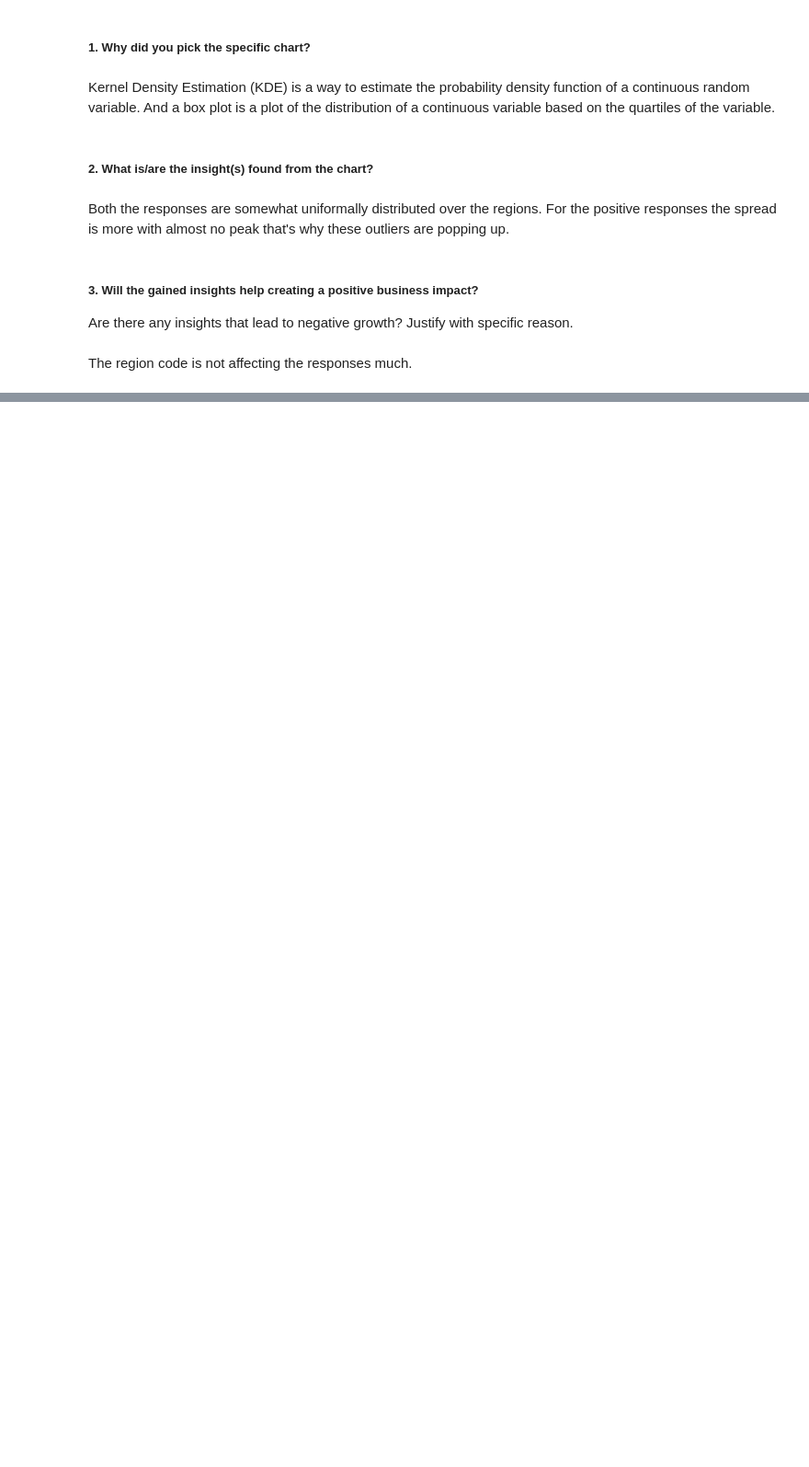
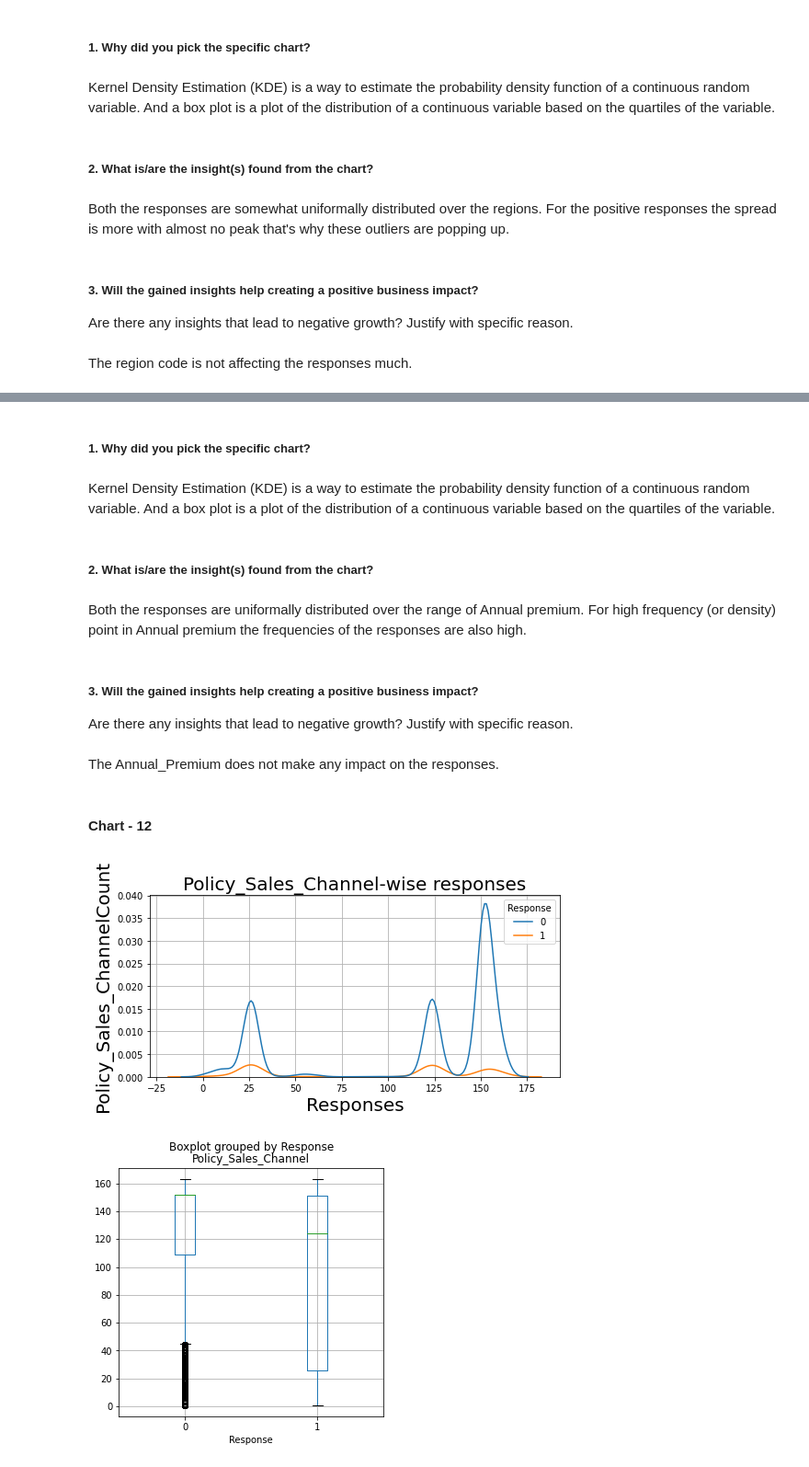
Before and after one commit to DharmeshRV/Health-Insurance-Cross-Sell-Prediction, a Jupyter notebook: Health_Insurance_Cross_Sell_Predictiond0.ipynb, the cells around one changed output, grey strips where cells are left out. Shown at 92% size. Cells and saved outputs as stored; diff of their text form; code cells hidden in the pictures; blank space fills up the shorter version.

```diff
--- a/Health_Insurance_Cross_Sell_Predictiond0.ipynb
+++ b/Health_Insurance_Cross_Sell_Predictiond0.ipynb
@@ -528,0 +537,21 @@ The region code is not affecting the responses much.
+# %% [markdown]
+##### 1. Why did you pick the specific chart?
+# %% [markdown]
+Kernel Density Estimation (KDE) is a way to estimate the probability density function of a continuous random variable. And a box plot is a plot of the distribution of a continuous variable based on the quartiles of the variable.
+# %% [markdown]
+##### 2. What is/are the insight(s) found from the chart?
+# %% [markdown]
+Both the responses are uniformally distributed over the range of Annual premium. For high frequency (or density) point in Annual premium the frequencies of the responses are also high.
+# %% [markdown]
+##### 3. Will the gained insights help creating a positive business impact?
+Are there any insights that lead to negative growth? Justify with specific reason.
+# %% [markdown]
+The Annual_Premium does not make any impact on the responses.
+# %% [markdown]
+#### Chart - 12
+# %%
+# Chart - 12 visualization code
+response_for_features('Policy_Sales_Channel')
+# %% [output]
+[figure, added]
+[figure, added]
```
Also changed, not shown: parts of 31 cells of this notebook.
